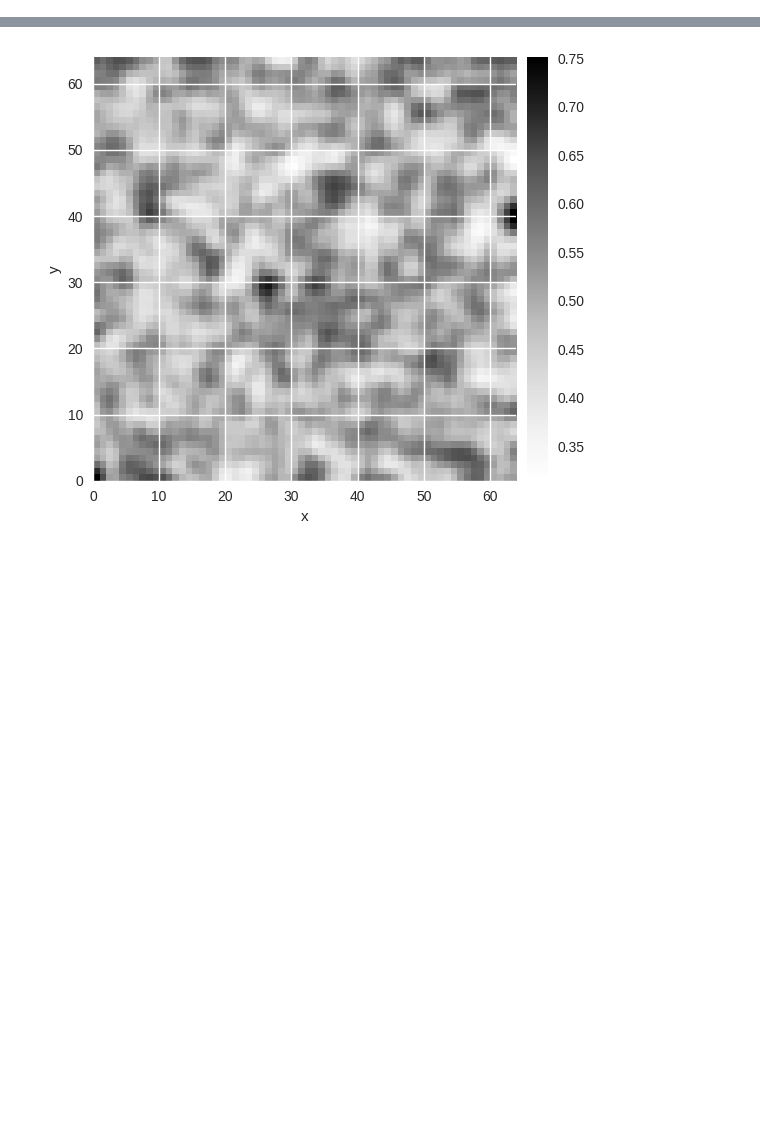
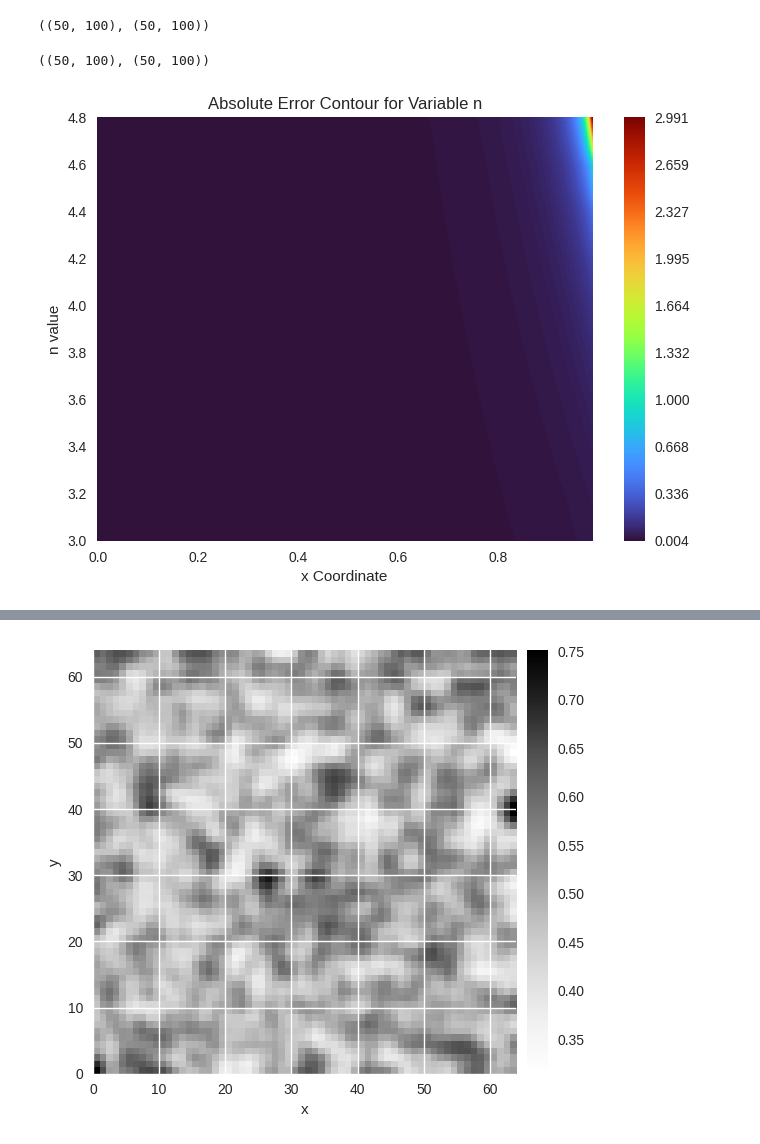
Before and after one commit to alizma/APMA1940Y-FinalProject, a Jupyter notebook: func_explo.ipynb, the cells around one changed output, grey strips where cells are left out. Cells and saved outputs as stored; diff of their text form; code cells hidden in the pictures; blank space fills up the shorter version.

```diff
--- a/func_explo.ipynb
+++ b/func_explo.ipynb
@@ -170,0 +208,4 @@ cbar = plt.colorbar(cs)
+# %%
+evals.shape, evals_lib.shape
+# %% [output]
+((50, 100), (50, 100))
@@ -170,0 +215,16 @@ cbar = plt.colorbar(cs)
+# %%
+N.shape, X.shape
+# %% [output]
+((50, 100), (50, 100))
+# %%
+fig2, ax3 = plt.subplots()
+abserr =  (np.abs(evals - evals_lib))
+#ax.plot_surface(X, N, evals)
+cs = ax3.contourf(X, N, abserr, 1000, cmap=cm.turbo)
+plt.xlabel("x Coordinate")
+plt.ylabel("n value")
+plt.title("Absolute Error Contour for Variable n")
+v1 = np.linspace(abserr.min(), abserr.max(), 10, endpoint=True)
+cbar = plt.colorbar(cs, ticks=v1)
+# %% [output]
+[figure, added]
```
Also changed, not shown: parts of 11 cells of this notebook, 5 other files.
